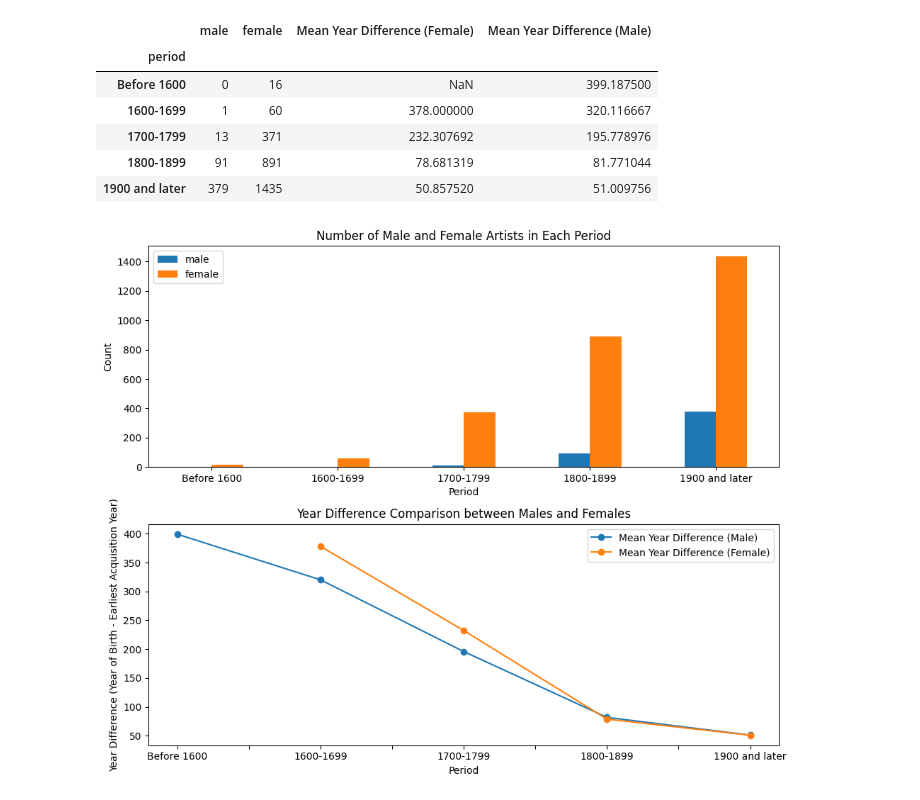
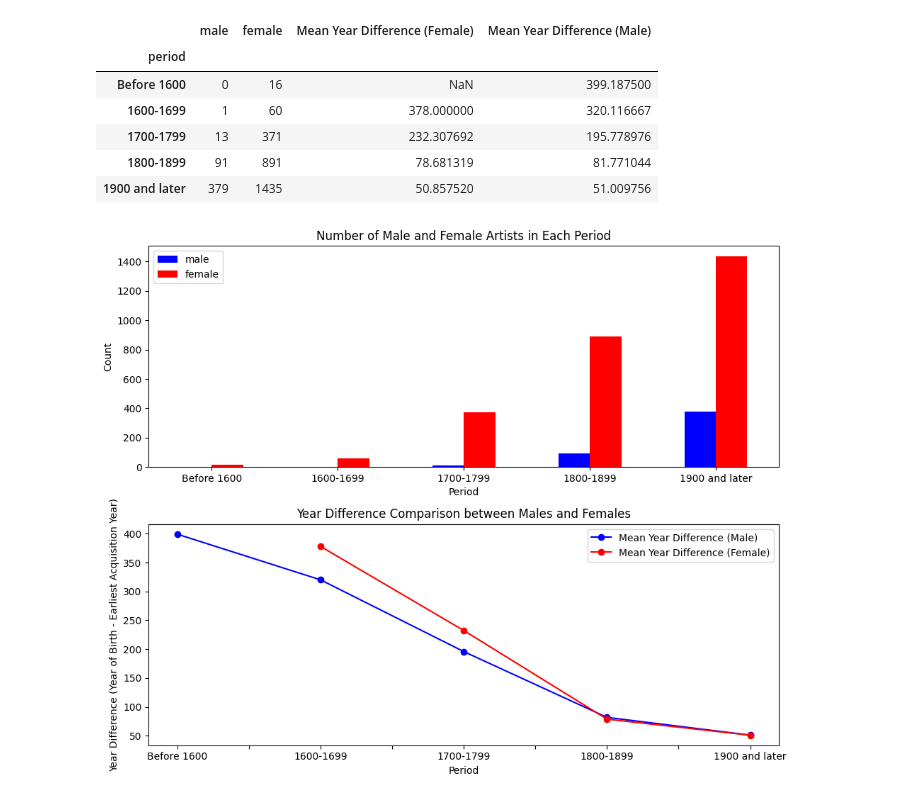
Before and after one commit to jennylzx/dissertation, a Jupyter notebook: notebooks/Tate_acquisitionYear.ipynb, the cells around one changed output. Cells and saved outputs as stored; diff of their text form; code cells hidden in the pictures.

```diff
--- a/notebooks/Tate_acquisitionYear.ipynb
+++ b/notebooks/Tate_acquisitionYear.ipynb
@@ -285,26 +287,26 @@ final_df
 # %%
 # Create a figure with two subplots
 fig, (ax1, ax2) = plt.subplots(2, 1, figsize=(10, 8))
 
 # Plot the number of male and female artists in each period
-final_df[['male', 'female']].plot(kind='bar', ax=ax1)
+final_df[['male', 'female']].plot(kind='bar', ax=ax1, alpha=0.5, color=['blue', 'red'])
 ax1.set_xlabel('Period')
 ax1.set_ylabel('Count')
 ax1.set_title('Number of Male and Female Artists in Each Period')
 ax1.legend(loc='upper left')
 ax1.set_xticklabels(final_df.index, rotation=0)
 
 # Plot the Year Difference Comparison between Males and Females
-final_df[['Mean Year Difference (Male)', 'Mean Year Difference (Female)']].plot(kind='line', marker='o', ax=ax2)
+final_df[['Mean Year Difference (Male)', 'Mean Year Difference (Female)']].plot(kind='line', marker='o', ax=ax2, alpha=0.5, color=['blue', 'red'])
 ax2.set_xlabel('Period')
 ax2.set_ylabel('Year Difference (Year of Birth - Earliest Acquisition Year)')
 ax2.set_title('Year Difference Comparison between Males and Females')
 ax2.legend(loc='upper right')
 
 # Adjust spacing between subplots
 plt.tight_layout()
 
 # Show the plot
 plt.show()
 # %% [output]
-[figure, old version]
+[figure, new version]
```
Also changed, not shown: parts of 7 cells of this notebook.
